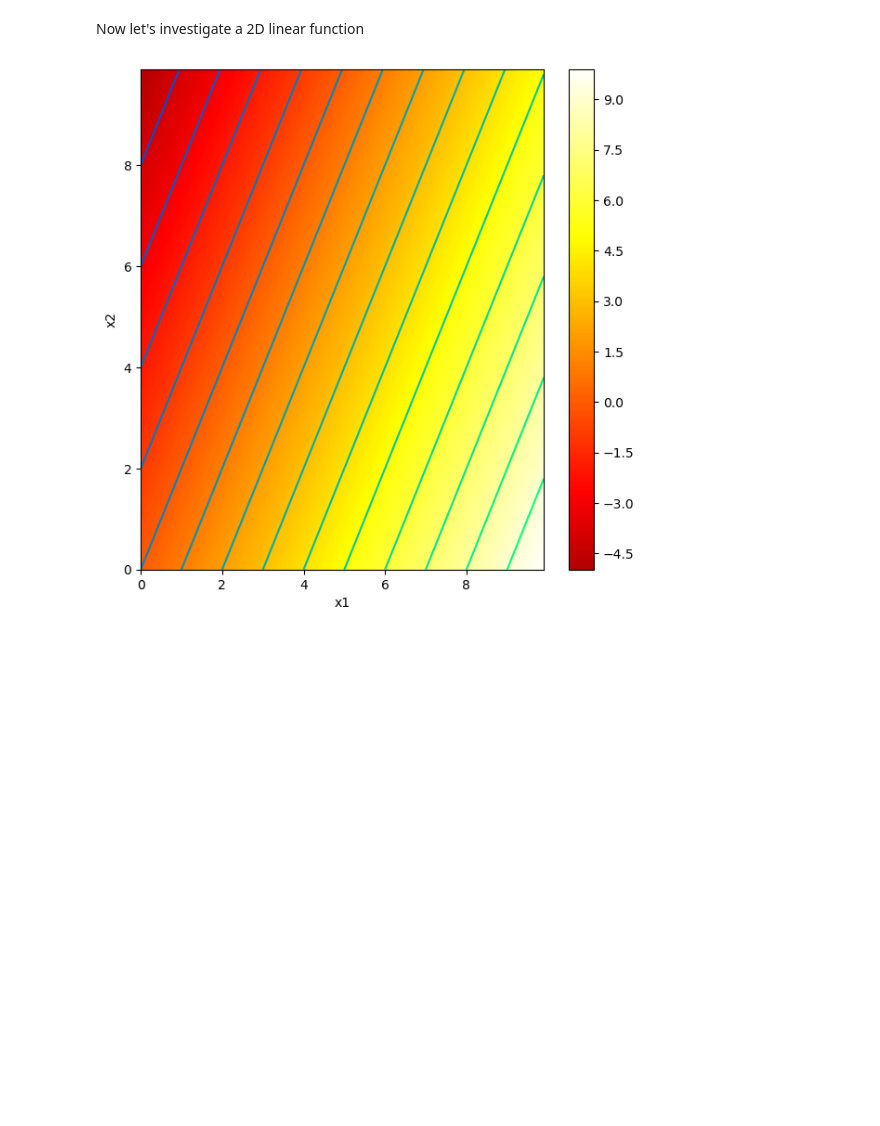
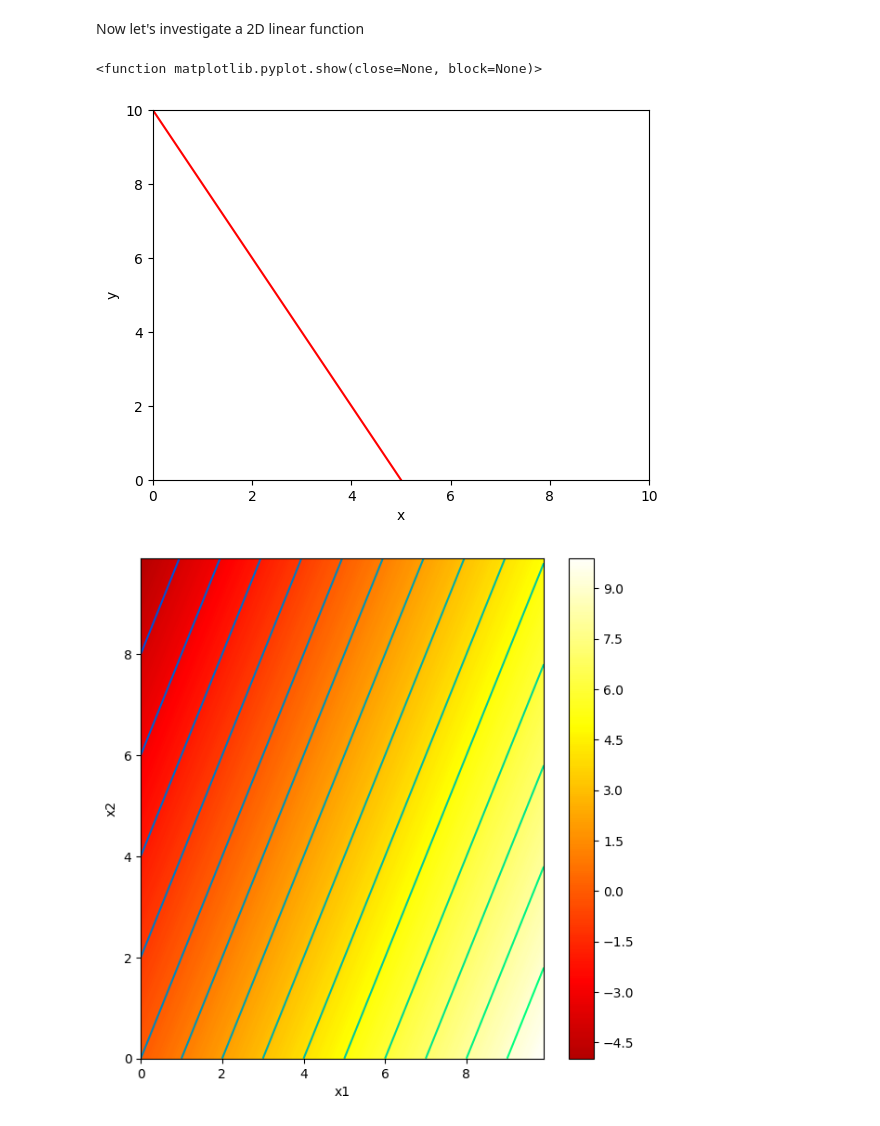
Before and after one commit to dimolinas/Machine-Learning-Mathematics, a Jupyter notebook: 1_1_BackgroundMathematics.ipynb, the cells around one changed output. Drawn from its saved outputs; the diff is of its cells as text; code cells hidden in the pictures; blank space fills up the shorter version.

```diff
--- a/1_1_BackgroundMathematics.ipynb
+++ b/1_1_BackgroundMathematics.ipynb
@@ -55,6 +53,28 @@ plt.show
 [figure]
 # %% [markdown]
 Now let's investigate a 2D linear function
+# %%
+# TODO -- experiment with changing the values of beta and omega
+# to understand what they do.  Try to make a line
+# that crosses the y-axis at y=10 and the x-axis at x=5
+
+# Plot the 1D linear function
+
+# Define an array of x values from 0 to 10 with increments of 0.01
+x = np.arange(0.0,10.0, 0.01)
+beta = 10.0; omega = -2.0
+
+y = linear_function_1D(x,beta,omega)
+
+# Plot this function
+fig, ax = plt.subplots()
+ax.plot(x,y,'r-')
+ax.set_ylim([0,10]);ax.set_xlim([0,10])
+ax.set_xlabel('x'); ax.set_ylabel('y')
+plt.show
+# %% [output]
+<function matplotlib.pyplot.show(close=None, block=None)>
+[figure, added]
 # %%
 # Code to draw 2D function -- read it so you know what is going on, but you don't have to change it
 def draw_2D_function(x1_mesh, x2_mesh, y):
```
Also changed, not shown: parts of 14 cells of this notebook.
